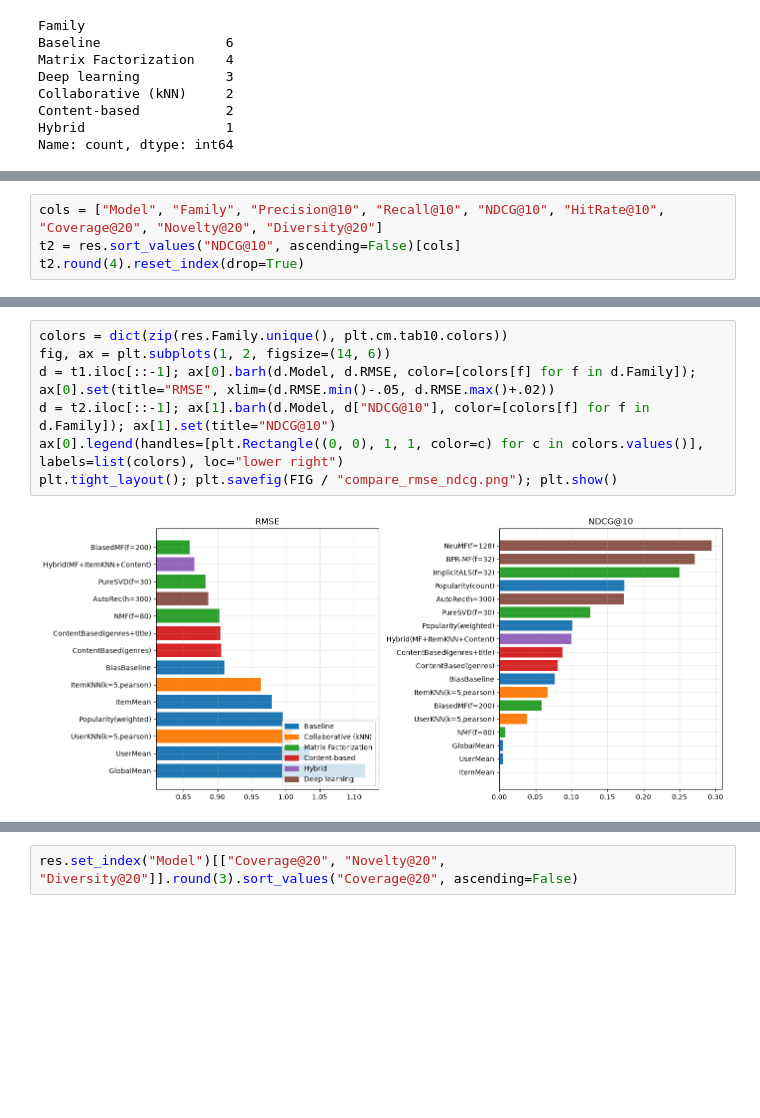
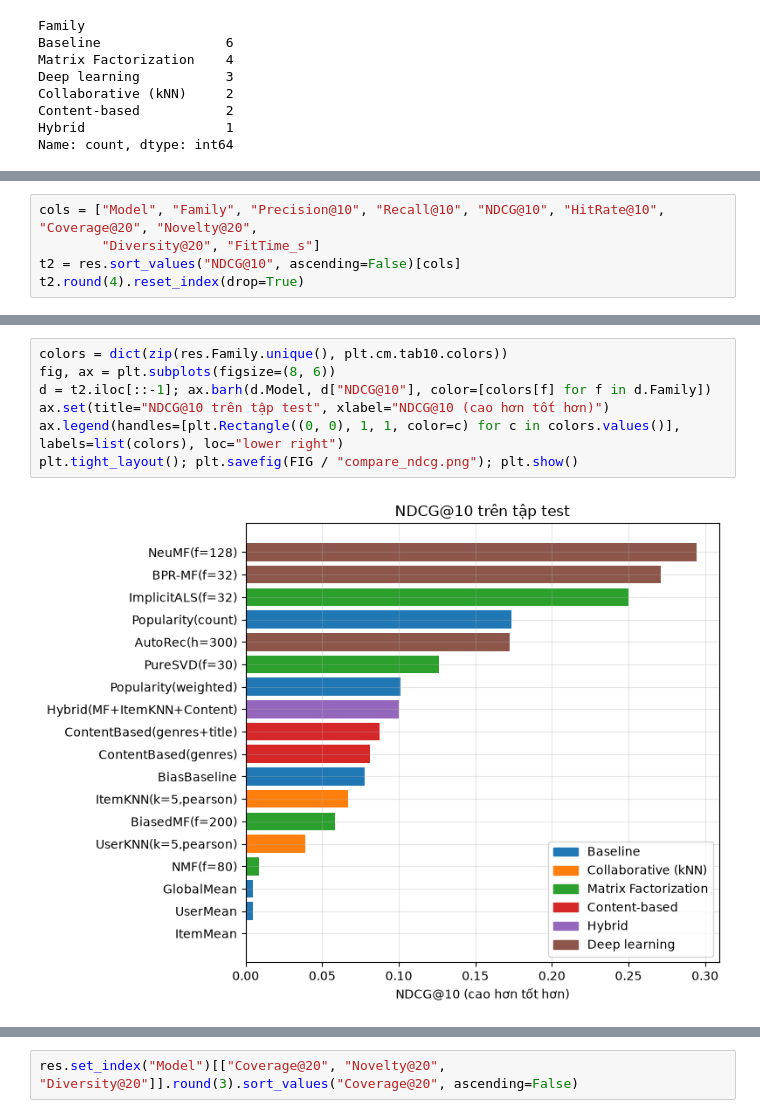
Before and after one commit to Sofia2060/machine_learning, a Jupyter notebook: notebooks/08_evaluation_compare.ipynb, the cells around one changed output, grey strips where cells are left out. Cells and saved outputs as stored; diff of their text form; blank space fills up the shorter version.

```diff
--- a/notebooks/08_evaluation_compare.ipynb
+++ b/notebooks/08_evaluation_compare.ipynb
@@ -127,5 +86,6 @@ Ví dụ: user trên có giá trị **1**. HitRate@10 ≈ 0.8 nghĩa là 80% use
 # %%
-cols = ["Model", "Family", "Precision@10", "Recall@10", "NDCG@10", "HitRate@10", "Coverage@20", "Novelty@20", "Diversity@20"]
+cols = ["Model", "Family", "Precision@10", "Recall@10", "NDCG@10", "HitRate@10", "Coverage@20", "Novelty@20",
+        "Diversity@20", "FitTime_s"]
 t2 = res.sort_values("NDCG@10", ascending=False)[cols]
 t2.round(4).reset_index(drop=True)
 # %% [output]
@@ -149,9 +109,9 @@ t2.round(4).reset_index(drop=True)
 # %%
 colors = dict(zip(res.Family.unique(), plt.cm.tab10.colors))
-fig, ax = plt.subplots(1, 2, figsize=(14, 6))
-d = t1.iloc[::-1]; ax[0].barh(d.Model, d.RMSE, color=[colors[f] for f in d.Family]); ax[0].set(title="RMSE", xlim=(d.RMSE.min()-.05, d.RMSE.max()+.02))
-d = t2.iloc[::-1]; ax[1].barh(d.Model, d["NDCG@10"], color=[colors[f] for f in d.Family]); ax[1].set(title="NDCG@10")
-ax[0].legend(handles=[plt.Rectangle((0, 0), 1, 1, color=c) for c in colors.values()], labels=list(colors), loc="lower right")
-plt.tight_layout(); plt.savefig(FIG / "compare_rmse_ndcg.png"); plt.show()
+fig, ax = plt.subplots(figsize=(8, 6))
+d = t2.iloc[::-1]; ax.barh(d.Model, d["NDCG@10"], color=[colors[f] for f in d.Family])
+ax.set(title="NDCG@10 trên tập test", xlabel="NDCG@10 (cao hơn tốt hơn)")
+ax.legend(handles=[plt.Rectangle((0, 0), 1, 1, color=c) for c in colors.values()], labels=list(colors), loc="lower right")
+plt.tight_layout(); plt.savefig(FIG / "compare_ndcg.png"); plt.show()
 # %% [output]
-[figure, old version]
+[figure, new version]
```
Also changed, not shown: parts of 9 cells of this notebook, 4 other files.
